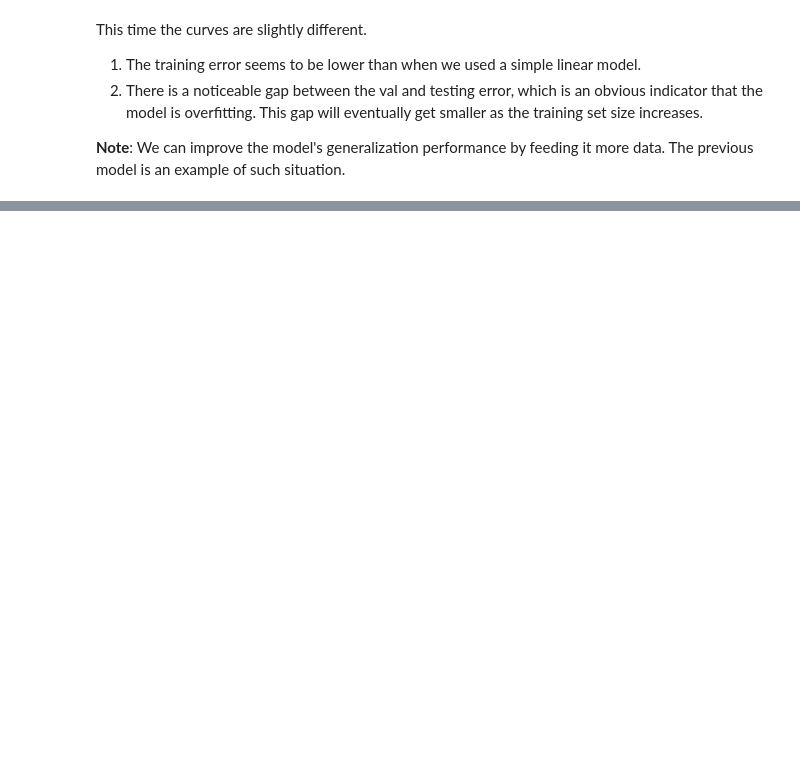
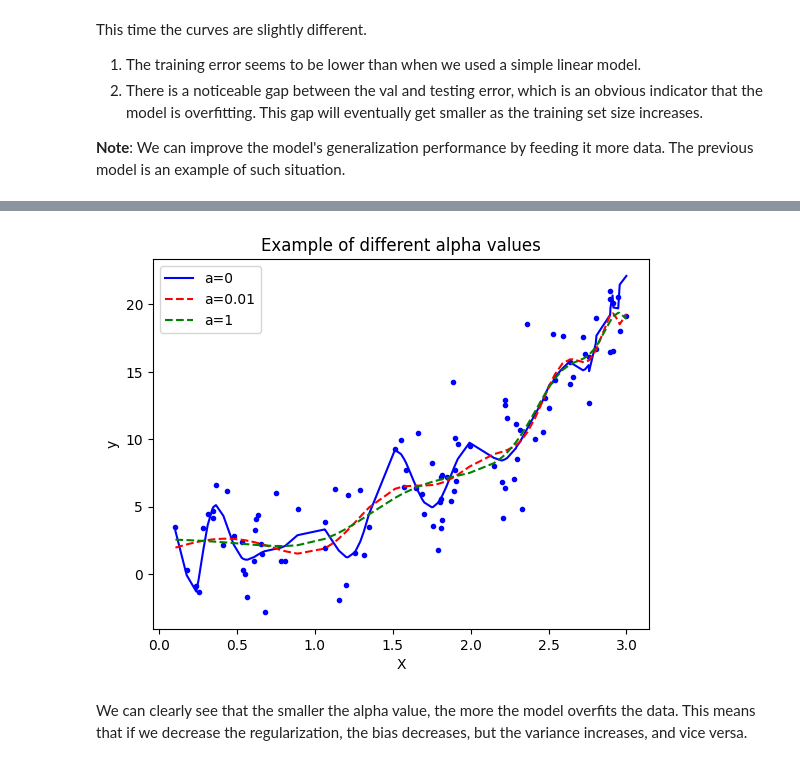
Before and after one commit to Thoalfeqar-gata/Hands-on-machine-learing-, a Jupyter notebook: Training Models/main.ipynb, the cells around one changed output, grey strips where cells are left out. Saved outputs shown, nothing was run; the diff lists cells and outputs as text; code cells hidden in the pictures; blank space fills up the shorter version.

Commit message:
Finished ridge regression

```diff
--- a/Training Models/main.ipynb
+++ b/Training Models/main.ipynb
@@ -314,0 +333,35 @@ __Note__: We can improve the model's generalization performance by feeding it mo
+# %%
+X = 3 * np.random.rand(100, 1)
+y = 3*X**2 - 4*X + 4 + 3*np.random.randn(100, 1)
+# %%
+from sklearn.linear_model import Ridge
+features_poly = PolynomialFeatures(degree = 22, include_bias = False)
+X_poly = features_poly.fit_transform(X)
+
+ridge_reg_0 = Ridge(alpha = 0, solver = 'cholesky')
+ridge_reg_0.fit(X_poly, y)
+y_pred_0 = ridge_reg_0.predict(X_poly)
+
+ridge_reg_small = Ridge(alpha = 0.01, solver = 'cholesky')
+ridge_reg_small.fit(X_poly, y)
+y_pred_small = ridge_reg_small.predict(X_poly)
+
+ridge_reg_1= Ridge(alpha = 1, solver = 'cholesky')
+ridge_reg_1.fit(X_poly, y)
+y_pred_1 = ridge_reg_1.predict(X_poly)
+# %%
+sorted_index = X.ravel().argsort()
+plt.plot(X, y, 'b.')
+plt.plot(X.ravel()[sorted_index], y_pred_0.ravel()[sorted_index], 'b-', label = 'a=0')
+plt.plot(X.ravel()[sorted_index], y_pred_small.ravel()[sorted_index], 'r--', label = 'a=0.01')
+plt.plot(X.ravel()[sorted_index], y_pred_1.ravel()[sorted_index], 'g--', label = 'a=1')
+plt.xlabel('X')
+plt.ylabel('y')
+plt.legend(loc = 'best')
+plt.title('Example of different alpha values')
+plt.show()
+# %% [output]
+[figure, added]
+# %% [markdown]
+We can clearly see that the smaller the alpha value, the more the model overfits the data.
+This means that if we decrease the regularization, the bias decreases, but the variance increases, and vice versa.
```
Also changed, not shown: parts of 16 cells of this notebook.
